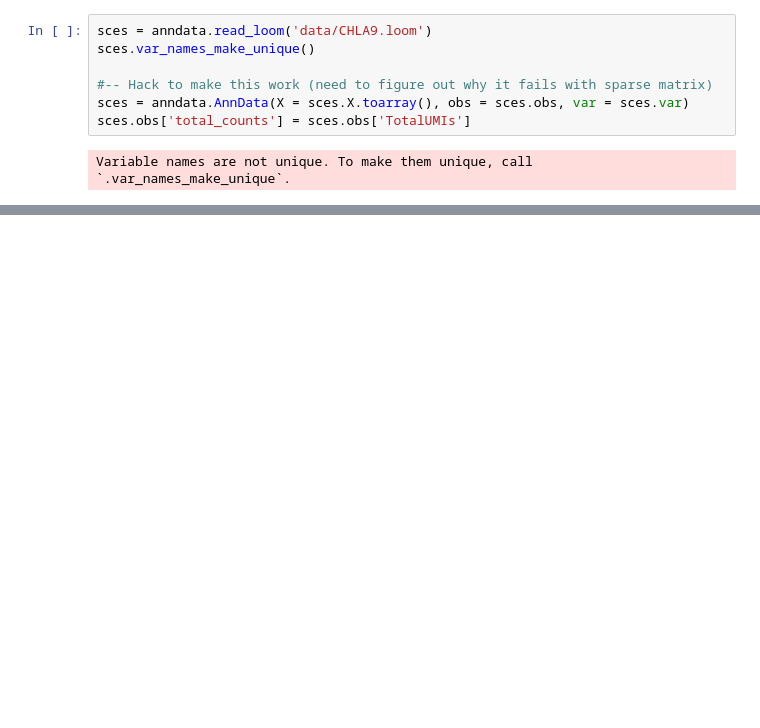
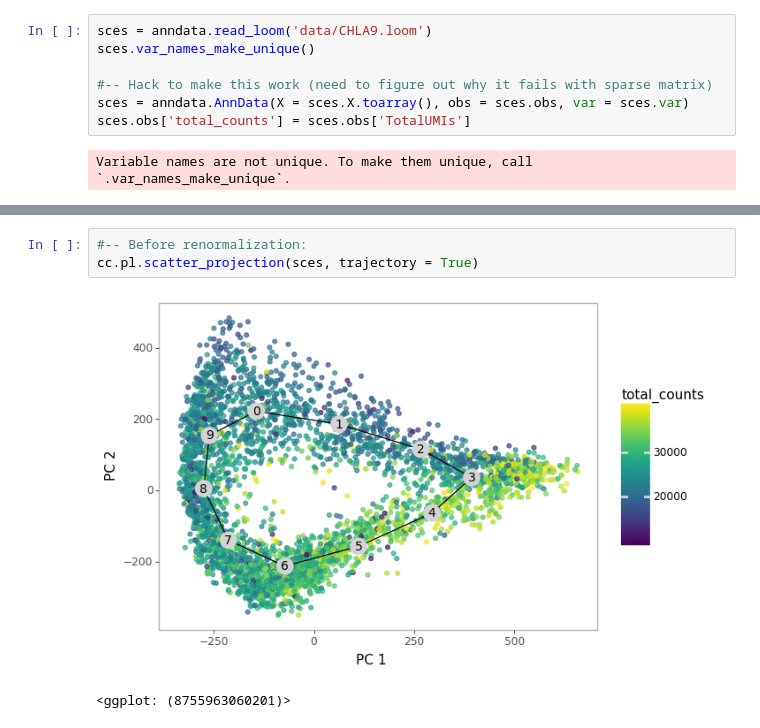
Before and after one commit to csgroen/scycle_notebooks, a Jupyter notebook: NormalizeByPartition_test.ipynb, the cells around one changed output, grey strips where cells are left out. Drawn from its saved outputs; the diff is of its cells as text; blank space fills up the shorter version.

```diff
--- a/NormalizeByPartition_test.ipynb
+++ b/NormalizeByPartition_test.ipynb
@@ -194,0 +230,6 @@ cc.pl.scatter_projection(sces_raw)
+# %%
+#-- Before renormalization:
+cc.pl.scatter_projection(sces, trajectory = True)
+# %% [output]
+[figure, added]
+<ggplot: (8755963060201)>
```
Also changed, not shown: parts of 18 cells of this notebook.
